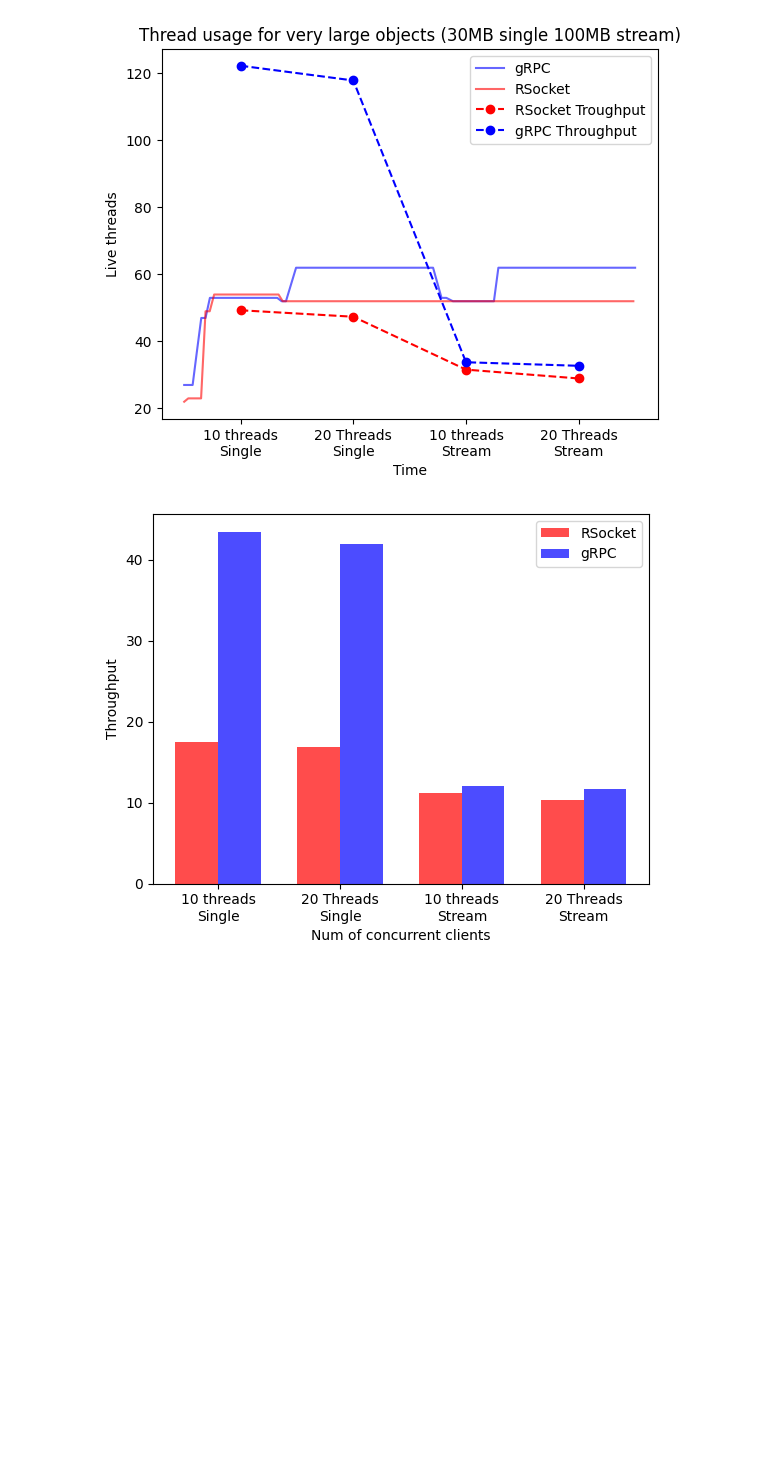
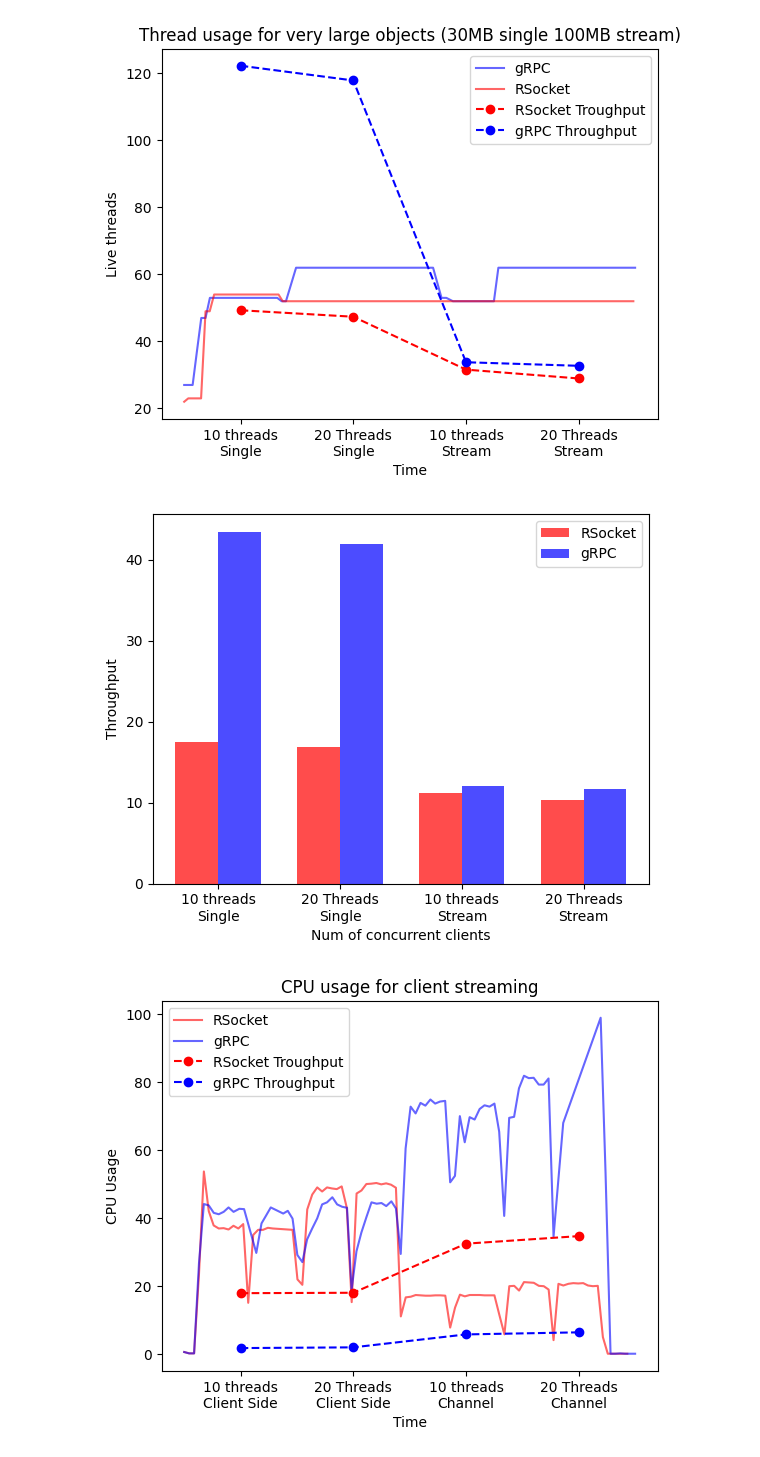
Before and after one commit to pratham-kundan/rsocket-grpc-benchmark, a Jupyter notebook: Results/scripts/iscript.ipynb, the cells around one changed output. Drawn from its saved outputs; the diff is of its cells as text; code cells hidden in the pictures; blank space fills up the shorter version.

```diff
--- a/Results/scripts/iscript.ipynb
+++ b/Results/scripts/iscript.ipynb
@@ -44,6 +44,26 @@ grpc_request_mem = pd.read_csv("../gRPC/Request/mem.csv")
 grpc_request_thread = pd.read_csv("../gRPC/Request/thread.csv")
 grpc_request_cpu = pd.read_csv("../gRPC/Request/cpu.csv")
 grpc_request_throughput = pd.read_csv("../gRPC/Request/throughput.csv")
+
+rsocket_clients_mem = pd.read_csv("../Rsocket/ClientStreaming/mem.csv")
+rsocket_clients_thread = pd.read_csv("../Rsocket/ClientStreaming/thread.csv")
+rsocket_clients_cpu = pd.read_csv("../Rsocket/ClientStreaming/cpu.csv")
+rsocket_clients_throughput = pd.read_csv("../Rsocket/ClientStreaming/throughput.csv")
+
+grpc_clients_mem = pd.read_csv("../gRPC/ClientStreaming/mem.csv")
+grpc_clients_thread = pd.read_csv("../gRPC/ClientStreaming/thread.csv")
+grpc_clients_cpu = pd.read_csv("../gRPC/ClientStreaming/cpu.csv")
+grpc_clients_throughput = pd.read_csv("../gRPC/ClientStreaming/throughput.csv")
+
+rsocket_db_clients_mem = pd.read_csv("../Rsocket/DbClientStreaming/mem.csv")
+rsocket_db_clients_thread = pd.read_csv("../Rsocket/DbClientStreaming/thread.csv")
+rsocket_db_clients_cpu = pd.read_csv("../Rsocket/DbClientStreaming/cpu.csv")
+rsocket_db_clients_throughput = pd.read_csv("../Rsocket/DbClientStreaming/throughput.csv")
+
+grpc_db_clients_mem = pd.read_csv("../gRPC/DbClientStreaming/mem.csv")
+grpc_db_clients_thread = pd.read_csv("../gRPC/DbClientStreaming/thread.csv")
+grpc_db_clients_cpu = pd.read_csv("../gRPC/DbClientStreaming/cpu.csv")
+grpc_db_clients_throughput = pd.read_csv("../gRPC/DbClientStreaming/throughput.csv")
 # %%
 grpc_db_throughput.describe()
 # %% [output]
@@ -536,3 +556,19 @@ draw_throughput_chart(
 )
 # %% [output]
 [figure]
+# %%
+draw_cpu_chart(
+    rsocket_clients_cpu,
+    grpc_clients_cpu,
+    rsocket_clients_throughput,
+    grpc_clients_throughput,
+    [
+        "10 threads\nClient Side",
+        "20 Threads\nClient Side",
+        "10 threads\nChannel",
+        "20 Threads\nChannel",
+    ],
+    title="CPU usage for client streaming"
+)
+# %% [output]
+[figure, added]
```
Also changed, not shown: parts of 8 cells of this notebook, 21 other files.
